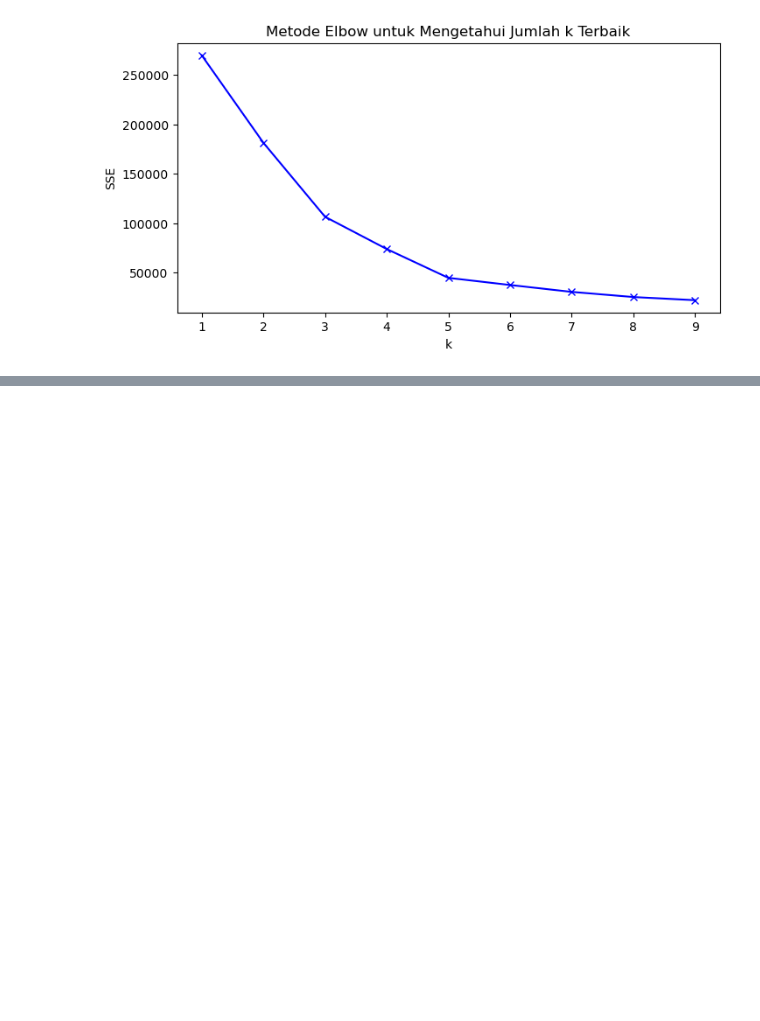
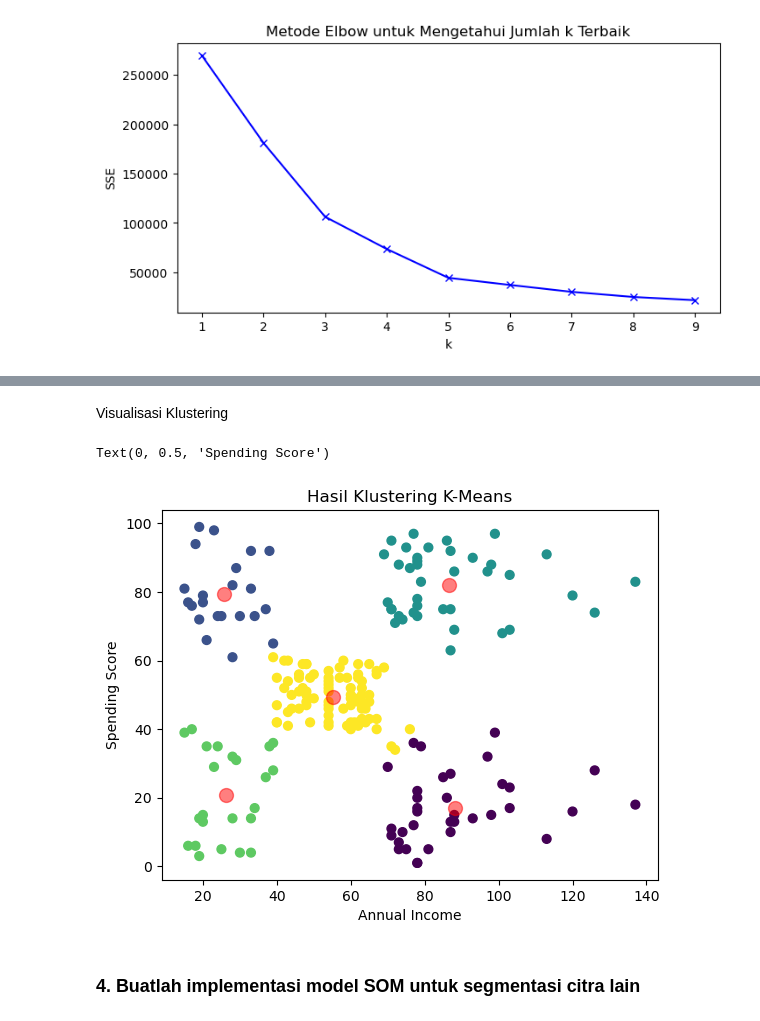
Before and after one commit to lukasvalentino971/2141720032-MachineLearning-2023, a Jupyter notebook: week-07/TugasPraktikum-07.ipynb, the cells around one changed output, grey strips where cells are left out. Cells and saved outputs as stored; diff of their text form; code cells hidden in the pictures; blank space fills up the shorter version.

```diff
--- a/week-07/TugasPraktikum-07.ipynb
+++ b/week-07/TugasPraktikum-07.ipynb
@@ -105,0 +177,21 @@ plt.show()
+# %%
+from sklearn.cluster import KMeans
+
+cl_kmeans = KMeans(n_clusters=5, n_init=10)
+
+y_kmeans = cl_kmeans.fit_predict(df_train)
+# %% [markdown]
+Visualisasi Klustering
+# %%
+plt.scatter(df_train.iloc[:, 0], df_train.iloc[:, 1], s=40, c=y_kmeans)
+
+centers = cl_kmeans.cluster_centers_
+plt.scatter(centers[:, 0], centers[:, 1], c='red', s=100, alpha=0.5)
+plt.title("Hasil Klustering K-Means")
+plt.xlabel("Annual Income")
+plt.ylabel("Spending Score")
+# %% [output]
+Text(0, 0.5, 'Spending Score')
+[figure, added]
+# %% [markdown]
+### **4. Buatlah implementasi model SOM untuk segmentasi citra lain**
```
Also changed, not shown: parts of 41 cells of this notebook.
